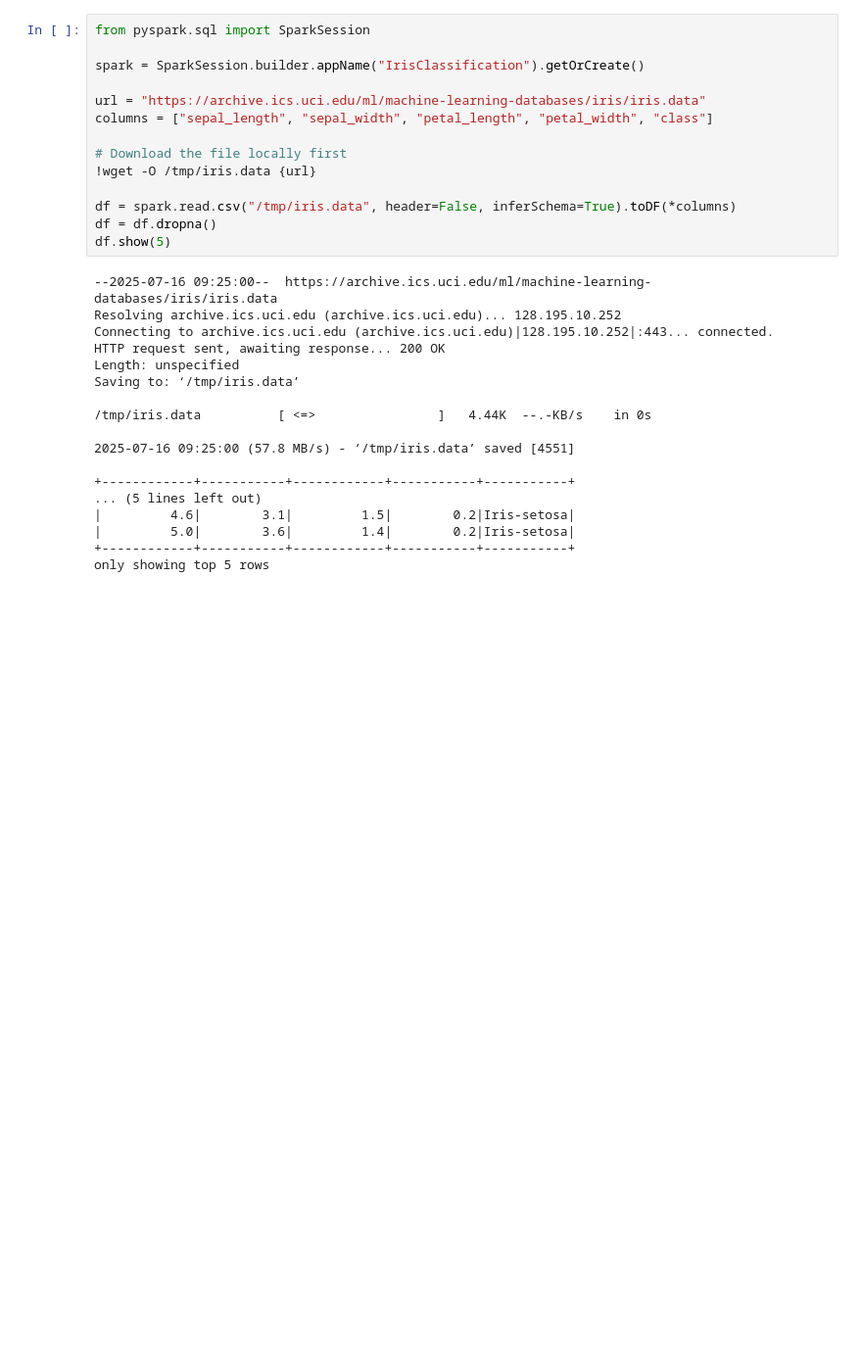
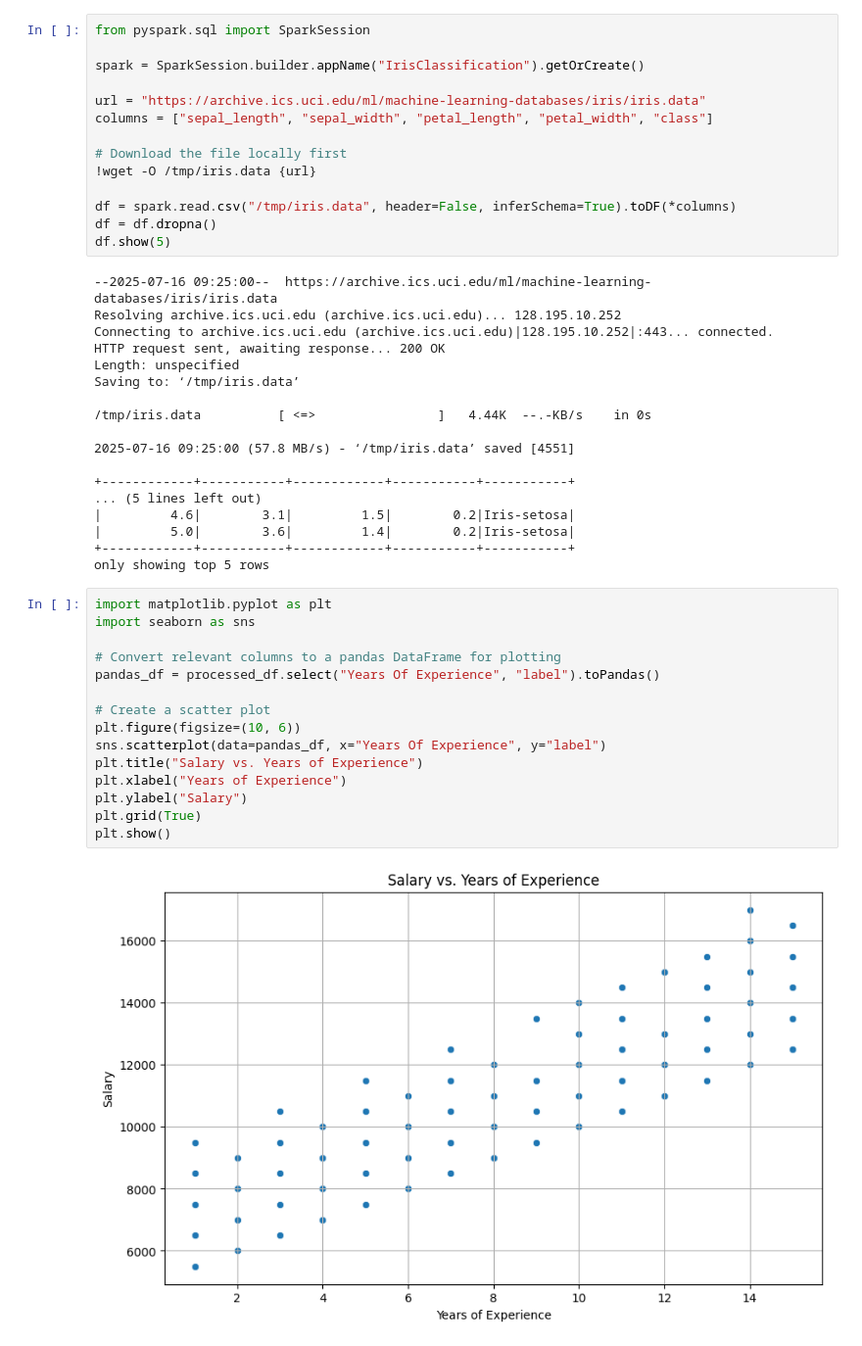
Before and after one commit to angelanto0127/Task2---predictive-analysis-using-machine-learning, a Jupyter notebook: Predictive_Analysis_Using_Machine_Learning.ipynb, the cells around one changed output. Shown at 98% size. Cells and saved outputs as stored; diff of their text form; blank space fills up the shorter version.

```diff
--- a/Predictive_Analysis_Using_Machine_Learning.ipynb
+++ b/Predictive_Analysis_Using_Machine_Learning.ipynb
@@ -128,3 +128,20 @@ Saving to: ‘/tmp/iris.data’
 |         5.0|        3.6|         1.4|        0.2|Iris-setosa|
 +------------+-----------+------------+-----------+-----------+
 only showing top 5 rows
+# %%
+import matplotlib.pyplot as plt
+import seaborn as sns
+
+# Convert relevant columns to a pandas DataFrame for plotting
+pandas_df = processed_df.select("Years Of Experience", "label").toPandas()
+
+# Create a scatter plot
+plt.figure(figsize=(10, 6))
+sns.scatterplot(data=pandas_df, x="Years Of Experience", y="label")
+plt.title("Salary vs. Years of Experience")
+plt.xlabel("Years of Experience")
+plt.ylabel("Salary")
+plt.grid(True)
+plt.show()
+# %% [output]
+[figure, added]
```
